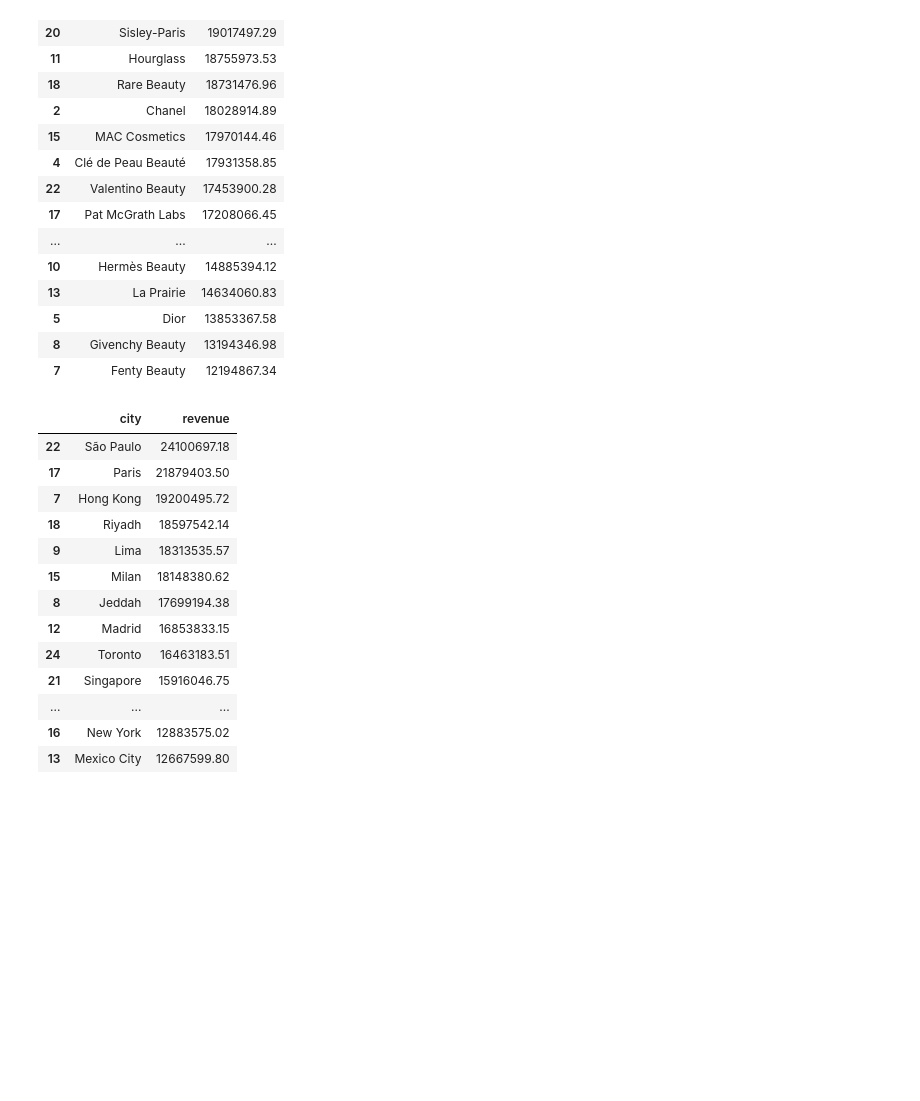
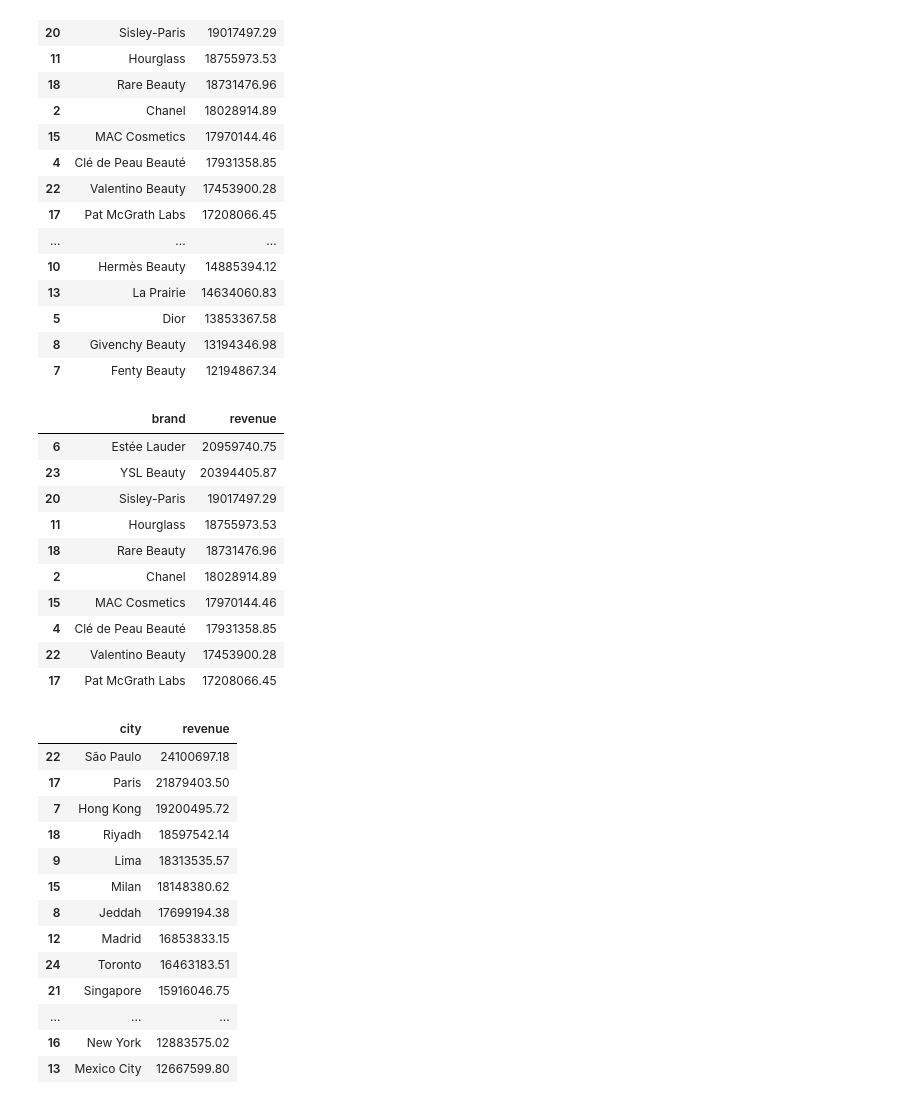
Before and after one commit to hatima-data/Luxury_cosmetics_analysis, a Jupyter notebook: luxury_cosmetics.ipynb, the cells around one changed output. Saved outputs shown, nothing was run; the diff lists cells and outputs as text; code cells hidden in the pictures; blank space fills up the shorter version.

```diff
--- a/luxury_cosmetics.ipynb
+++ b/luxury_cosmetics.ipynb
@@ -134,6 +148,21 @@ display(brand_revenue)
 | 5 | Dior | 13853367.58 |
 | 8 | Givenchy Beauty | 13194346.98 |
 | 7 | Fenty Beauty | 12194867.34 |
+# %%
+top_brands=brand_revenue.sort_values(by='revenue', ascending=False).head(10)
+top_brands
+# %% [output]
+|  | brand | revenue |
+| 6 | Estée Lauder | 20959740.75 |
+| 23 | YSL Beauty | 20394405.87 |
+| 20 | Sisley-Paris | 19017497.29 |
+| 11 | Hourglass | 18755973.53 |
+| 18 | Rare Beauty | 18731476.96 |
+| 2 | Chanel | 18028914.89 |
+| 15 | MAC Cosmetics | 17970144.46 |
+| 4 | Clé de Peau Beauté | 17931358.85 |
+| 22 | Valentino Beauty | 17453900.28 |
+| 17 | Pat McGrath Labs | 17208066.45 |
 # %%
 city_revenue=df.groupby('city')['revenue'].sum().reset_index()
 city_revenue=city_revenue.sort_values(by='revenue', ascending=False)
```
Also changed, not shown: parts of 6 cells of this notebook.
